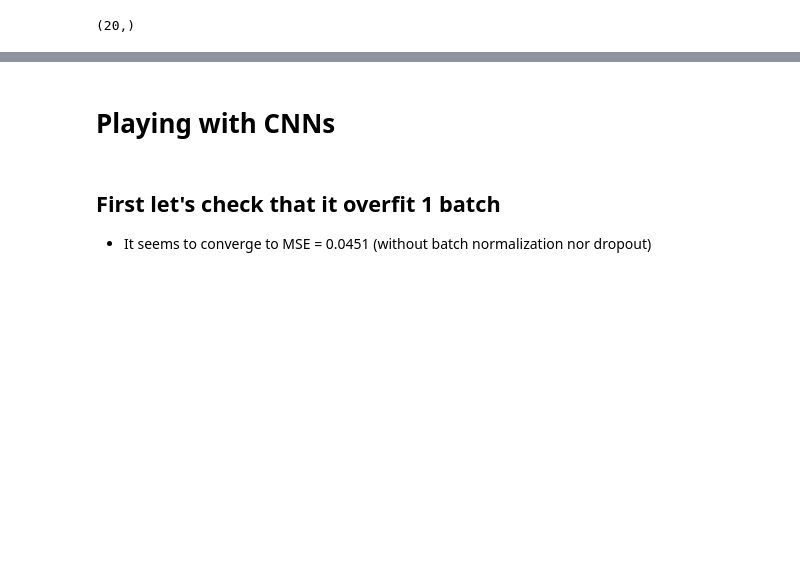
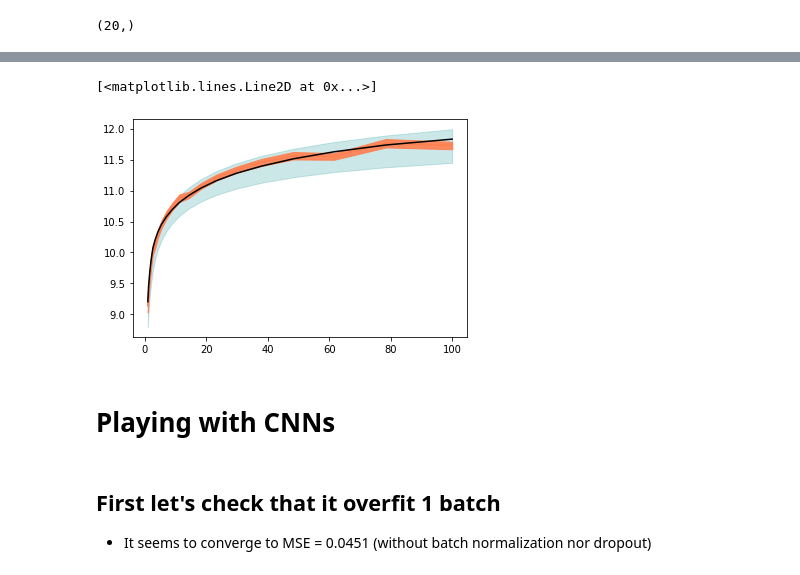
Before and after one commit to Martindelosrios/MaDaMe, a Jupyter notebook: codes/CNNs.ipynb, the cells around one changed output, grey strips where cells are left out. Cells and saved outputs as stored; diff of their text form; code cells hidden in the pictures; blank space fills up the shorter version.

```diff
--- a/codes/CNNs.ipynb
+++ b/codes/CNNs.ipynb
@@ -59,6 +109,11 @@ arqB_8ch = np.loadtxt("../data/red_curve_data.csv", delimiter=",", skiprows=1)
 # %%
 images = np.load('../data/TNGgalaxies_28_02/noisy_images.npy')
 labels = np.load('../data/TNGgalaxies_28_02/labels.npy')
+# %%
+dm_prior_profile     = np.mean(np.log10(labels[:,0,:]), axis = 0)
+dm_prior_profile_std = np.std(np.log10(labels[:,0,:]), axis = 0)
+
+dm_quantiles = np.quantile(np.log10(labels[:,0,:]), axis = 0, q = [0.1,0.25,0.75,0.9])
 # %%
 properties = np.load('../data/TNGgalaxies_28_02/properties.npy')
 # %%
@@ -129,3 +237,22 @@ min_y.shape
+# %%
+y_predicted_from_stellar = np.zeros((test_size, 20))
+y_predicted_from_stellar_std = np.zeros((test_size, 20))
+for i in range(test_size):
+    dm_aux, dm_std = dm_from_stellar(labels[test_ind[i],1,:],num_smass_bins = 10)
+    y_predicted_from_stellar[i,:] = dm_aux
+    y_predicted_from_stellar_std[i,:] = dm_std
+# %%
+igal = 123
+plt.fill_between(R_bins, (dm_prior_profile + dm_prior_profile_std), (dm_prior_profile - dm_prior_profile_std), color = 'darkcyan', alpha = 0.2)
+plt.plot(R_bins, y_predicted_from_stellar[igal,:], color = 'coral')
+plt.fill_between(R_bins, (y_predicted_from_stellar[igal,:] + y_predicted_from_stellar_std[igal,:]), (y_predicted_from_stellar[igal,:] - y_predicted_from_stellar_std[igal,:]), color = 'coral', alpha = 0.9)
+plt.plot(R_bins, np.log10(labels[test_ind[igal],0,:]), c = 'black')
+
+#plt.yscale('log')
+#plt.xscale('log')
+# %% [output]
+[<matplotlib.lines.Line2D at 0x...>]
+[figure, added]
 # %% [markdown]
 # Playing with CNNs
 # %%
```
Also changed, not shown: parts of 45 cells of this notebook.
